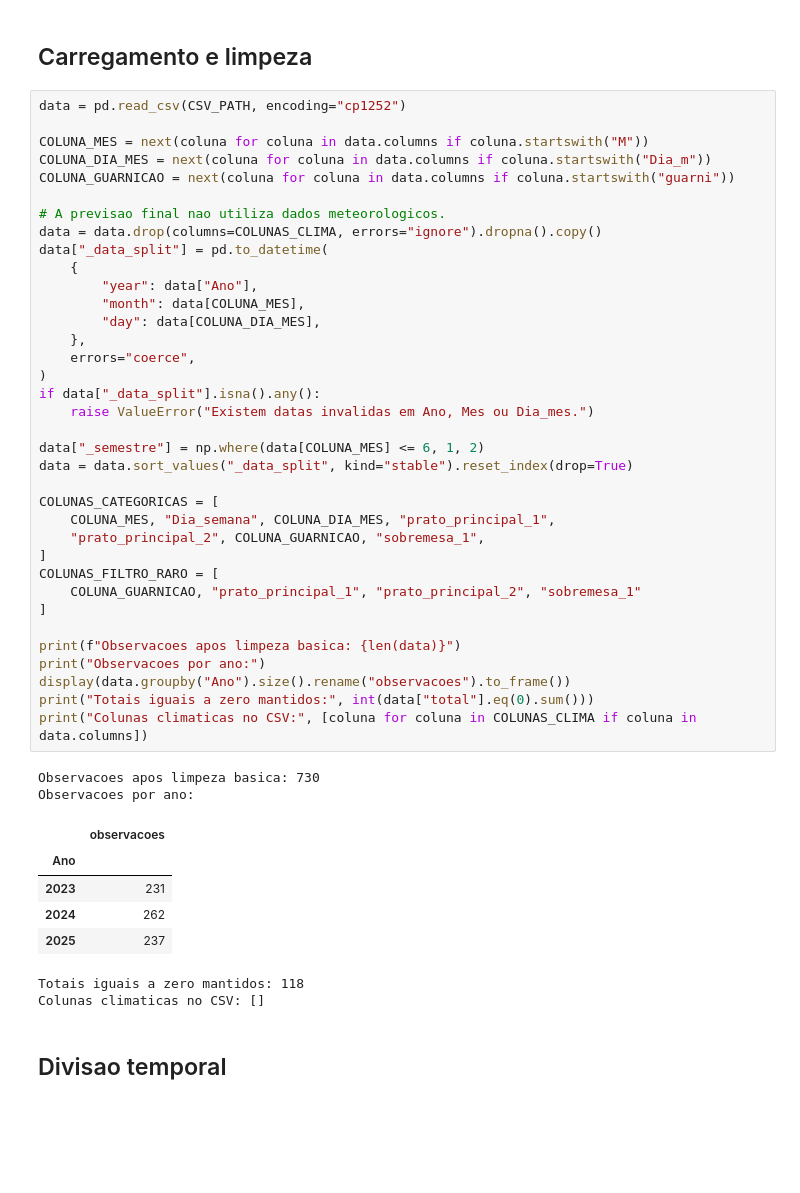
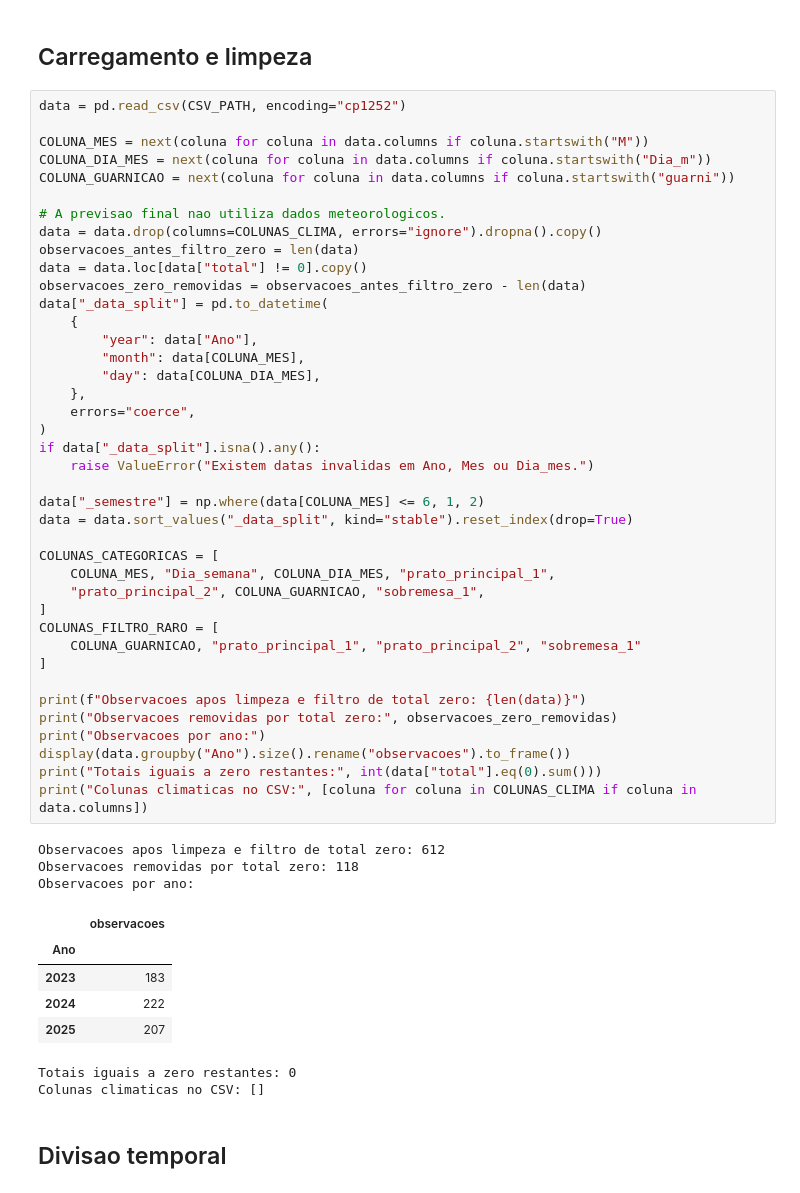
Before and after one commit to rafaelcarmanhani/projeto-ru, a Jupyter notebook: previsao/notebooks/Previsao_area2_temporal_sclima.ipynb, the cells around one changed output. Cells and saved outputs as stored; diff of their text form; blank space fills up the shorter version.

```diff
--- a/previsao/notebooks/Previsao_area2_temporal_sclima.ipynb
+++ b/previsao/notebooks/Previsao_area2_temporal_sclima.ipynb
@@ -52,42 +52,47 @@ COLUNA_GUARNICAO = next(coluna for coluna in data.columns if coluna.startswith("
 
 # A previsao final nao utiliza dados meteorologicos.
 data = data.drop(columns=COLUNAS_CLIMA, errors="ignore").dropna().copy()
+observacoes_antes_filtro_zero = len(data)
+data = data.loc[data["total"] != 0].copy()
+observacoes_zero_removidas = observacoes_antes_filtro_zero - len(data)
 data["_data_split"] = pd.to_datetime(
     {
         "year": data["Ano"],
         "month": data[COLUNA_MES],
         "day": data[COLUNA_DIA_MES],
     },
     errors="coerce",
 )
 if data["_data_split"].isna().any():
     raise ValueError("Existem datas invalidas em Ano, Mes ou Dia_mes.")
 
 data["_semestre"] = np.where(data[COLUNA_MES] <= 6, 1, 2)
 data = data.sort_values("_data_split", kind="stable").reset_index(drop=True)
 
 COLUNAS_CATEGORICAS = [
     COLUNA_MES, "Dia_semana", COLUNA_DIA_MES, "prato_principal_1",
     "prato_principal_2", COLUNA_GUARNICAO, "sobremesa_1",
 ]
 COLUNAS_FILTRO_RARO = [
     COLUNA_GUARNICAO, "prato_principal_1", "prato_principal_2", "sobremesa_1"
 ]
 
-print(f"Observacoes apos limpeza basica: {len(data)}")
+print(f"Observacoes apos limpeza e filtro de total zero: {len(data)}")
+print("Observacoes removidas por total zero:", observacoes_zero_removidas)
 print("Observacoes por ano:")
 display(data.groupby("Ano").size().rename("observacoes").to_frame())
-print("Totais iguais a zero mantidos:", int(data["total"].eq(0).sum()))
+print("Totais iguais a zero restantes:", int(data["total"].eq(0).sum()))
 print("Colunas climaticas no CSV:", [coluna for coluna in COLUNAS_CLIMA if coluna in data.columns])
 # %% [output]
-Observacoes apos limpeza basica: 730
+Observacoes apos limpeza e filtro de total zero: 612
+Observacoes removidas por total zero: 118
 Observacoes por ano:
 |  | observacoes |
 | Ano |  |
-| 2023 | 231 |
-| 2024 | 262 |
-| 2025 | 237 |
+| 2023 | 183 |
+| 2024 | 222 |
+| 2025 | 207 |
-Totais iguais a zero mantidos: 118
+Totais iguais a zero restantes: 0
 Colunas climaticas no CSV: []
 # %% [markdown]
 ## Divisao temporal
```
Also changed, not shown: parts of 4 cells of this notebook, 1 other file.
